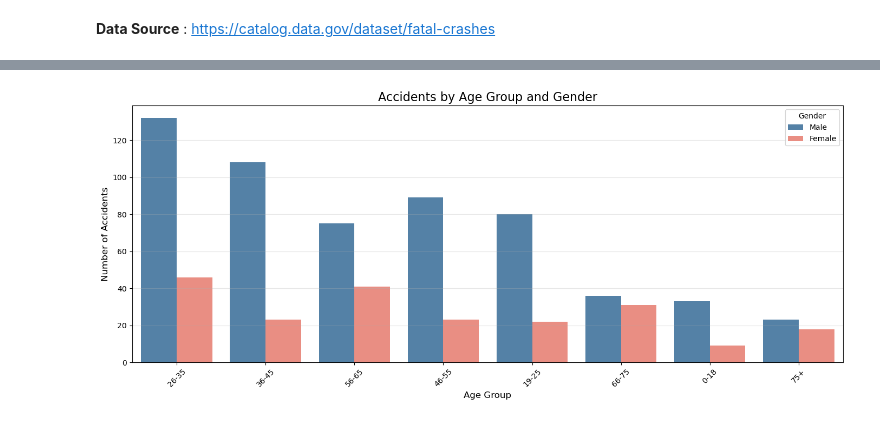
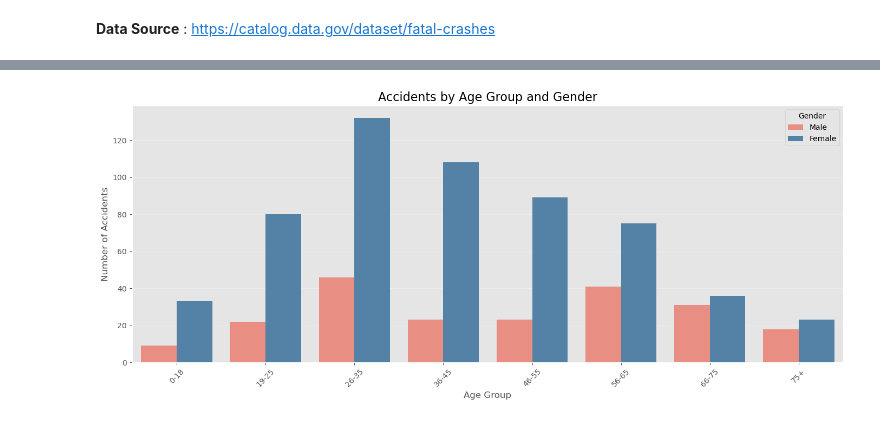
Before and after one commit to jibon-k/Philadelphia-crash-data, a Jupyter notebook: philadelphia_EDA.ipynb, the cells around one changed output, grey strips where cells are left out. Cells and saved outputs as stored; diff of their text form; code cells hidden in the pictures.

```diff
--- a/philadelphia_EDA.ipynb
+++ b/philadelphia_EDA.ipynb
@@ -201,0 +10,5 @@ df["year"].value_counts().rename("count").reset_index()
+# %%
+schema = pd.read_csv("schema.csv", index_col=False)
+data_types = dict(zip(schema["column_name"], schema["data_type"]))
+df = df.astype(data_types)
+df.info()
@@ -202,3 +53,5 @@ df["year"].value_counts().rename("count").reset_index()
+# %%
+plt.style.use("ggplot")
 # %%
 def plot_value_counts(
     df,
@@ -276,12 +154,0 @@ plot_value_counts(df, "day_name", title="Accidents by Day of Week", color="salmo
-# %%
-gender_mapping = {
-    "M": "M",
-    "F": "F",
-    "MN": "M",
-    "M.": "M",
-    "Mn": "M",
-    "f": "F",
-}
-
-df["victim_gender"] = df["victim_gender"].map(gender_mapping)
-df["victim_gender"].value_counts()
@@ -314,26 +206,21 @@ plt.show()
-# %%
-df["age_group"] = pd.cut(
-    df["age"],
-    bins=[0, 18, 25, 35, 45, 55, 65, 75, 100],
-    labels=["0-18", "19-25", "26-35", "36-45", "46-55", "56-65", "66-75", "75+"],
-)
 # %%
+age_groups = ["0-18", "19-25", "26-35", "36-45", "46-55", "56-65", "66-75", "75+"]
 plt.figure(figsize=(14, 6))
 sns.countplot(
     data=df,
     x="age_group",
     hue="victim_gender",
     palette={"M": "steelblue", "F": "salmon"},
-    order=df["age_group"].value_counts().index,
+    order=age_groups,  # Use predefined order instead of value counts
 )
 
 plt.title("Accidents by Age Group and Gender", fontsize=16)
 plt.xlabel("Age Group", fontsize=12)
 plt.ylabel("Number of Accidents", fontsize=12)
 plt.legend(title="Gender", labels=["Male", "Female"])
 plt.xticks(rotation=45)
 plt.grid(True, alpha=0.3, axis="y")
 plt.tight_layout()
 plt.show()
 # %% [output]
-[figure, old version]
+[figure, new version]
```
Also changed, not shown: parts of 41 cells of this notebook, 1 other file.
